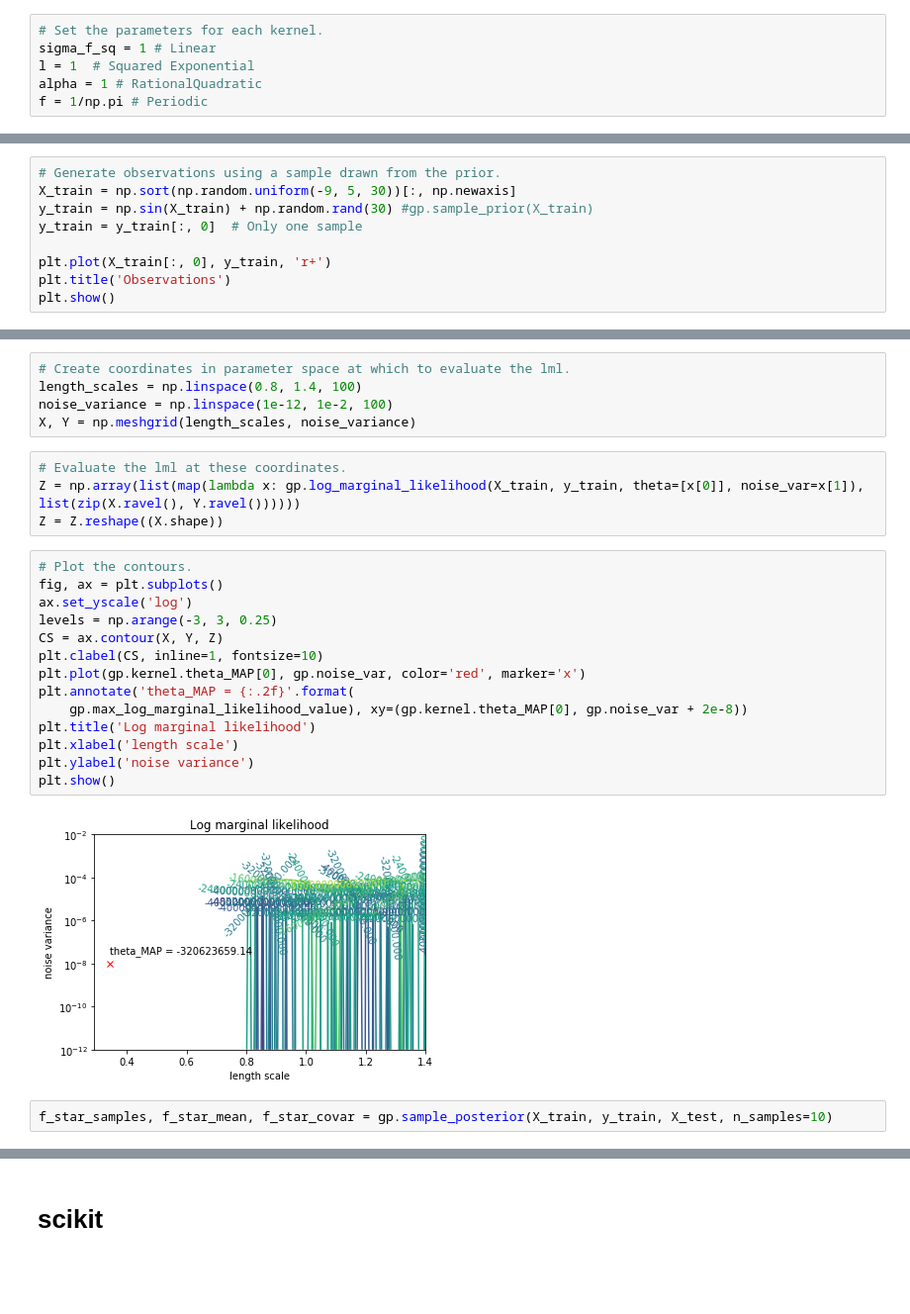
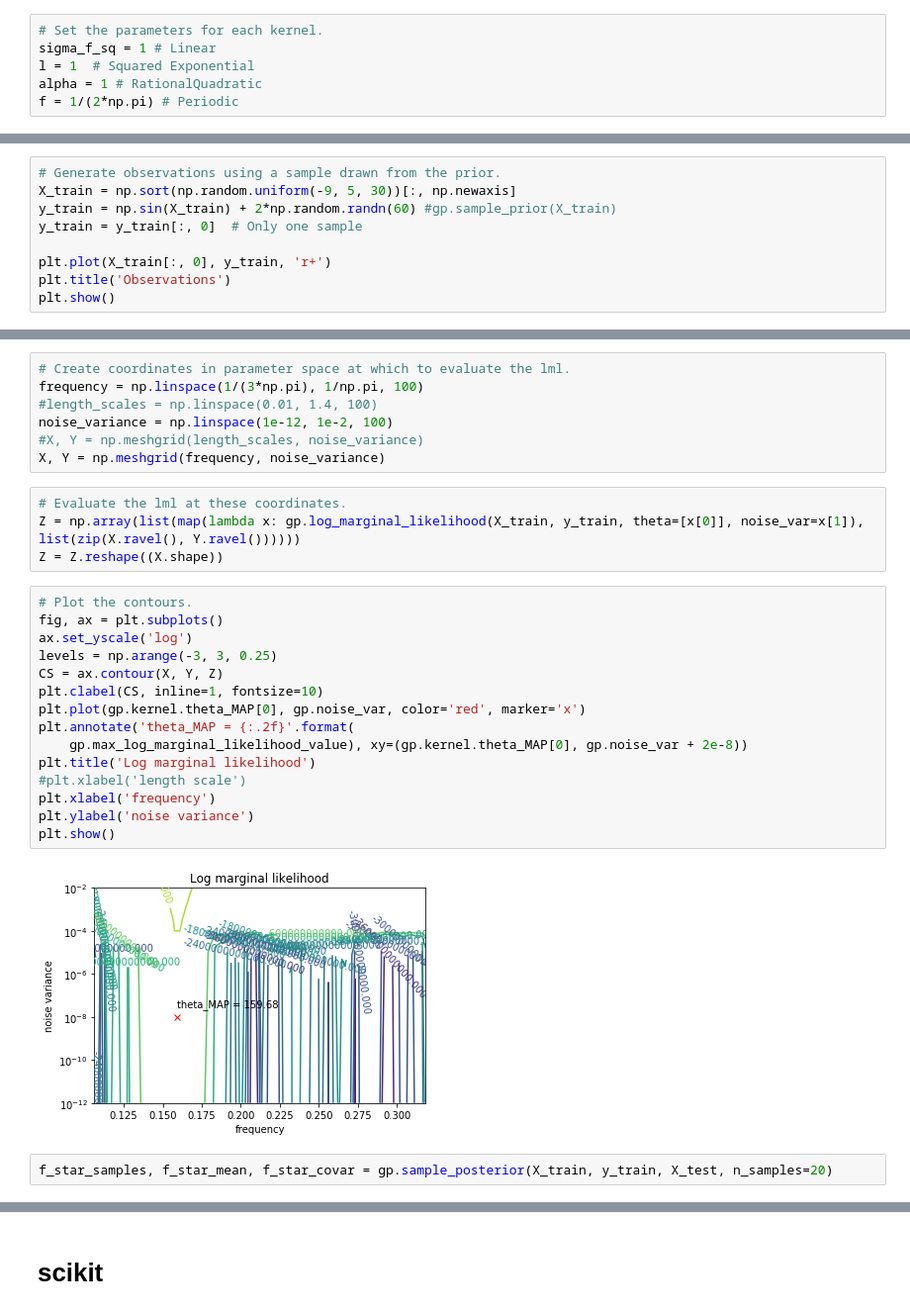
Before and after one commit to kaijennissen/gaussian_processes, a Jupyter notebook: gp-regression.ipynb, the cells around one changed output, grey strips where cells are left out. Shown: that part at 99% size. Cells and saved outputs as stored; diff of their text form; blank space fills up the shorter version.

Commit message:
fixed periodicity for periodic kernels

```diff
--- a/gp-regression.ipynb
+++ b/gp-regression.ipynb
@@ -16,7 +16,7 @@ X_test = np.arange(0, 15, 0.005)[:, np.newaxis] # in general these can be > 1d,
 sigma_f_sq = 1 # Linear
 l = 1  # Squared Exponential
 alpha = 1 # RationalQuadratic
-f = 1/np.pi # Periodic
+f = 1/(2*np.pi) # Periodic
 # %%
 # Instantiate GPs using each of these kernels.
 gps = {'Linear': GP.GPR(kernel=GP.Linear(sigma_f_sq)),
@@ -41,7 +41,7 @@ gp = gps['Periodic']
 # %%
 # Generate observations using a sample drawn from the prior.
 X_train = np.sort(np.random.uniform(-9, 5, 30))[:, np.newaxis]
-y_train = np.sin(X_train) + np.random.rand(30) #gp.sample_prior(X_train)
+y_train = np.sin(X_train) + 2*np.random.randn(60) #gp.sample_prior(X_train)
 y_train = y_train[:, 0]  # Only one sample
 
 plt.plot(X_train[:, 0], y_train, 'r+')
@@ -80,8 +80,10 @@ MAP estimate of theta is [0.34341875]. Maximised log marginal liklehihood is -32
 # %%
 # Create coordinates in parameter space at which to evaluate the lml.
-length_scales = np.linspace(0.8, 1.4, 100)
+frequency = np.linspace(1/(3*np.pi), 1/np.pi, 100)
+#length_scales = np.linspace(0.01, 1.4, 100)
 noise_variance = np.linspace(1e-12, 1e-2, 100)
-X, Y = np.meshgrid(length_scales, noise_variance)
+#X, Y = np.meshgrid(length_scales, noise_variance)
+X, Y = np.meshgrid(frequency, noise_variance)
 # %%
 # Evaluate the lml at these coordinates.
 Z = np.array(list(map(lambda x: gp.log_marginal_likelihood(X_train, y_train, theta=[x[0]], noise_var=x[1]), list(zip(X.ravel(), Y.ravel())))))
@@ -89,21 +91,22 @@ Z = Z.reshape((X.shape))
 # %%
 # Plot the contours.
 fig, ax = plt.subplots()
 ax.set_yscale('log')
 levels = np.arange(-3, 3, 0.25)
 CS = ax.contour(X, Y, Z)
 plt.clabel(CS, inline=1, fontsize=10)
 plt.plot(gp.kernel.theta_MAP[0], gp.noise_var, color='red', marker='x')
 plt.annotate('theta_MAP = {:.2f}'.format(
     gp.max_log_marginal_likelihood_value), xy=(gp.kernel.theta_MAP[0], gp.noise_var + 2e-8))
 plt.title('Log marginal likelihood')
-plt.xlabel('length scale')
+#plt.xlabel('length scale')
+plt.xlabel('frequency')
 plt.ylabel('noise variance')
 plt.show()
 # %% [output]
-[figure, old version]
+[figure, new version]
 # %%
-f_star_samples, f_star_mean, f_star_covar = gp.sample_posterior(X_train, y_train, X_test, n_samples=10)
+f_star_samples, f_star_mean, f_star_covar = gp.sample_posterior(X_train, y_train, X_test, n_samples=20)
 # %%
 # Plot poterior mean and 95% confidence interval.
 pointwise_variances = f_star_covar.diagonal()
```
Also changed, not shown: parts of 87 cells of this notebook, 2 other files.
